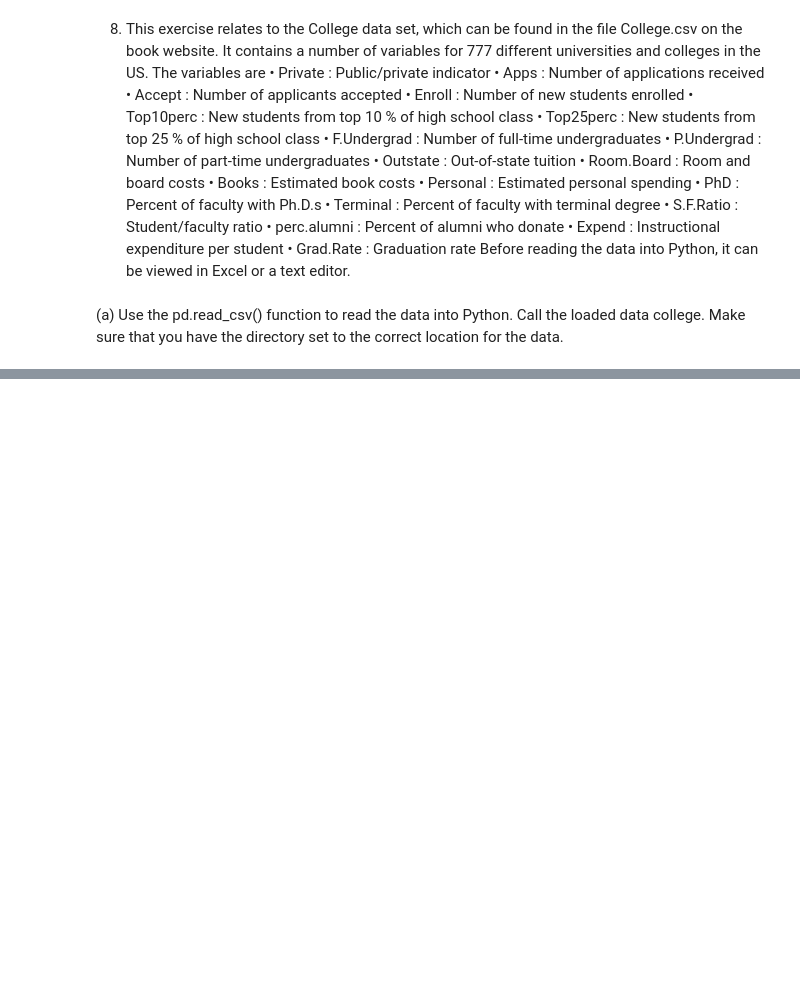
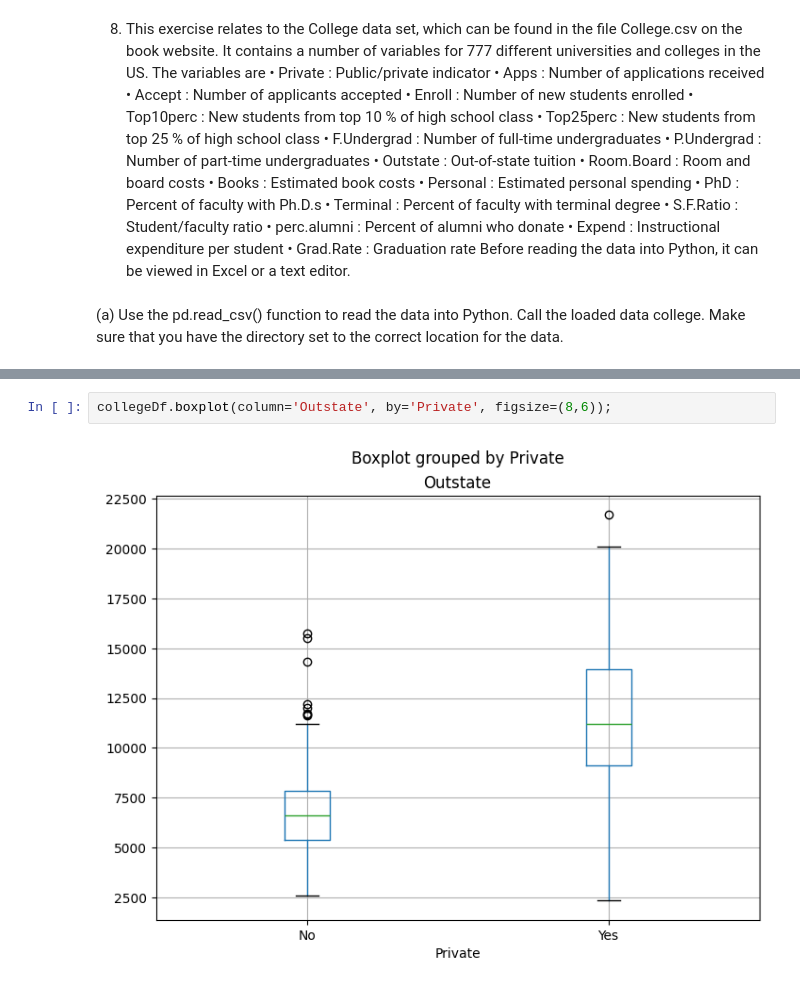
Before and after one commit to PrateekMinhas09/Data-Statistics-and-modeling-w-Python, a Jupyter notebook: Statistical_Learning: Ch2/AppliedExercise.ipynb, the cells around one changed output, grey strips where cells are left out. Saved outputs shown, nothing was run; the diff lists cells and outputs as text; blank space fills up the shorter version.

```diff
--- a/Statistical_Learning: Ch2/AppliedExercise.ipynb
+++ b/Statistical_Learning: Ch2/AppliedExercise.ipynb
@@ -33,0 +120,4 @@ hello world
+# %%
+collegeDf.boxplot(column='Outstate', by='Private', figsize=(8,6));
+# %% [output]
+[figure, added]
```
Also changed, not shown: parts of 10 cells of this notebook, 1 other file.
